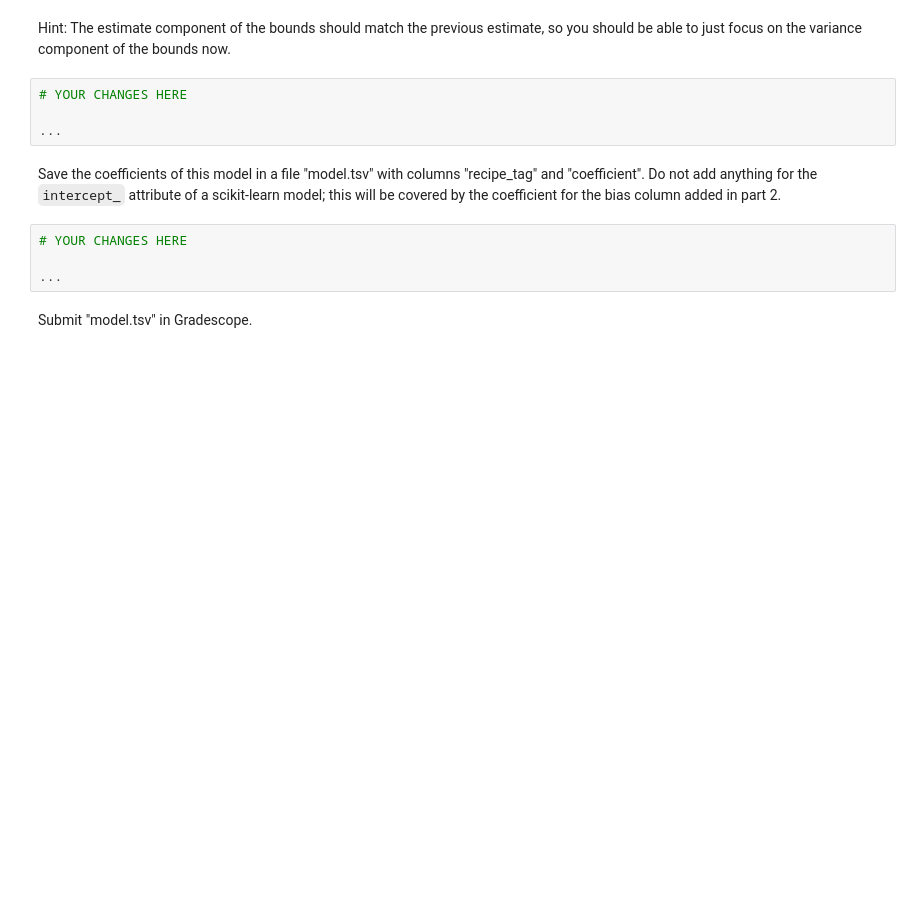
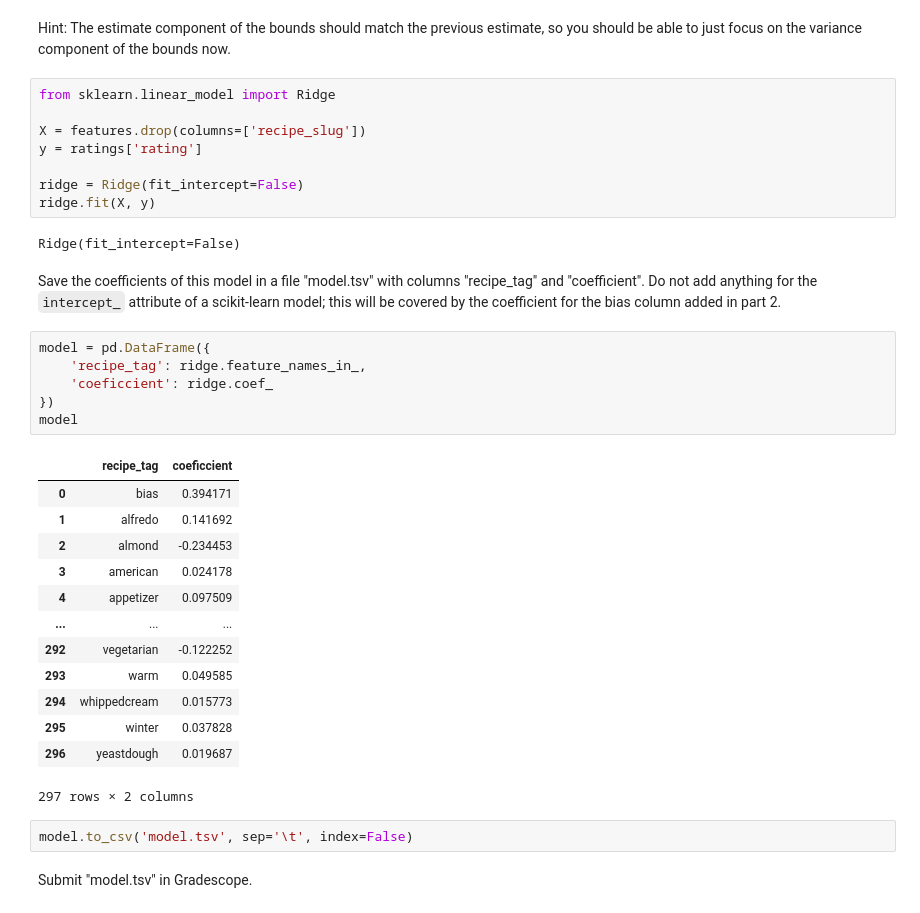
Before and after one commit to calebhadley1/AI_in_the_Field_Coursework, a Jupyter notebook: Week 4/project.ipynb, the cells around one changed output. Saved outputs shown, nothing was run; the diff lists cells and outputs as text; blank space fills up the shorter version.

```diff
--- a/Week 4/project.ipynb
+++ b/Week 4/project.ipynb
@@ -189,17 +189,41 @@ Use your feature and rating files to build a ridge regression model with ridge r
 Hint: If you are using scikit-learn modeling classes, you should use `fit_intercept=False` since that intercept value will be redundant with the bias coefficient.
 # %% [markdown]
 Hint: The estimate component of the bounds should match the previous estimate, so you should be able to just focus on the variance component of the bounds now.
-# %%
-# YOUR CHANGES HERE
-
-...
+# %%
+from sklearn.linear_model import Ridge
+
+X = features.drop(columns=['recipe_slug'])
+y = ratings['rating']
+
+ridge = Ridge(fit_intercept=False)
+ridge.fit(X, y)
+# %% [output]
+Ridge(fit_intercept=False)
 # %% [markdown]
 Save the coefficients of this model in a file "model.tsv" with columns "recipe_tag" and "coefficient".
 Do not add anything for the `intercept_` attribute of a scikit-learn model; this will be covered by the coefficient for the bias column added in part 2.
-# %%
-# YOUR CHANGES HERE
-
-...
+# %%
+model = pd.DataFrame({
+    'recipe_tag': ridge.feature_names_in_,
+    'coeficcient': ridge.coef_
+})
+model
+# %% [output]
+|  | recipe_tag | coeficcient |
+| 0 | bias | 0.394171 |
+| 1 | alfredo | 0.141692 |
+| 2 | almond | -0.234453 |
+| 3 | american | 0.024178 |
+| 4 | appetizer | 0.097509 |
+| ... | ... | ... |
+| 292 | vegetarian | -0.122252 |
+| 293 | warm | 0.049585 |
+| 294 | whippedcream | 0.015773 |
+| 295 | winter | 0.037828 |
+| 296 | yeastdough | 0.019687 |
+297 rows × 2 columns
+# %%
+model.to_csv('model.tsv', sep='\t', index=False)
 # %% [markdown]
 Submit "model.tsv" in Gradescope.
 # %% [markdown]
```
Also changed, not shown: 1 other file.
